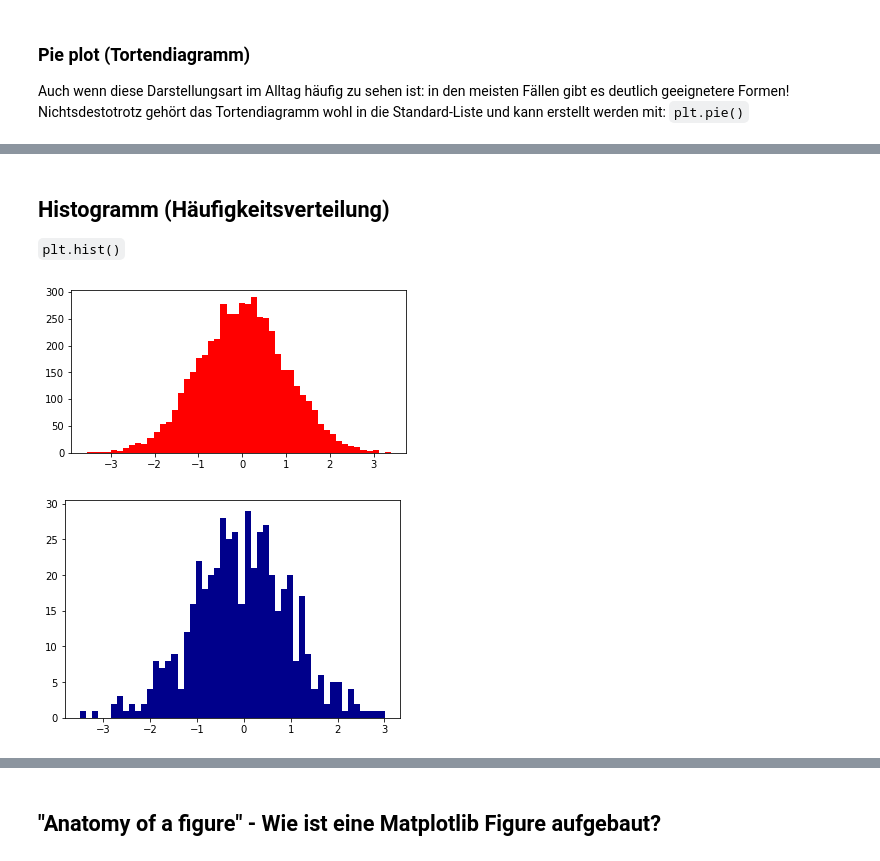
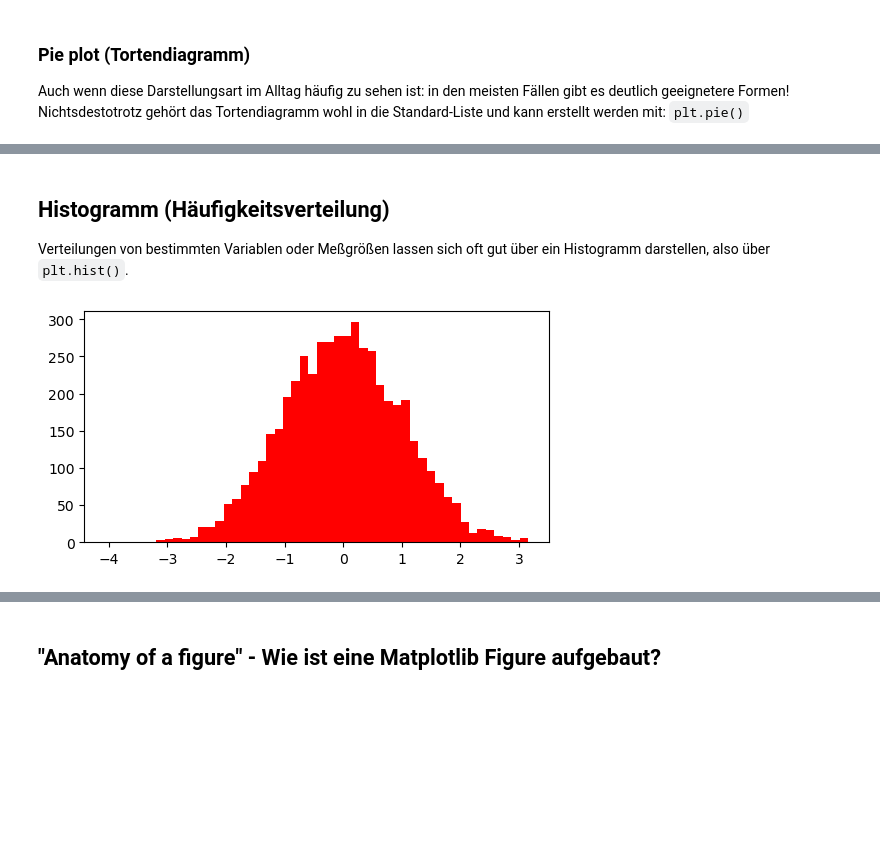
Before and after one commit to florian-huber/python-introduction, a Jupyter notebook: lesson_material_german/12_data_visualization.ipynb, the cells around one changed output, grey strips where cells are left out. Drawn from its saved outputs; the diff is of its cells as text; code cells hidden in the pictures; blank space fills up the shorter version.

```diff
--- a/lesson_material_german/12_data_visualization.ipynb
+++ b/lesson_material_german/12_data_visualization.ipynb
@@ -252,17 +268,12 @@ plt.show()
 # %% [markdown]
 ## Histogramm (Häufigkeitsverteilung)
-`plt.hist()`
+
+Verteilungen von bestimmten Variablen oder Meßgrößen lassen sich oft gut über ein Histogramm darstellen, also über `plt.hist()`.
 # %%
+random_numbers = np.random.randn(5000)
+
 plt.figure(figsize=(6, 3))
-
-random_numbers = np.random.randn(5000)
 plt.hist(random_numbers, 50, color="red", alpha=1)
 plt.show()
-
-random_numbers = np.random.randn(500)
-plt.hist(random_numbers, 50, color="darkblue", alpha=1)
-
-plt.show()
 # %% [output]
-[figure, old version]
+[figure, new version]
-[figure, removed]
```
Also changed, not shown: parts of 7 cells of this notebook.
